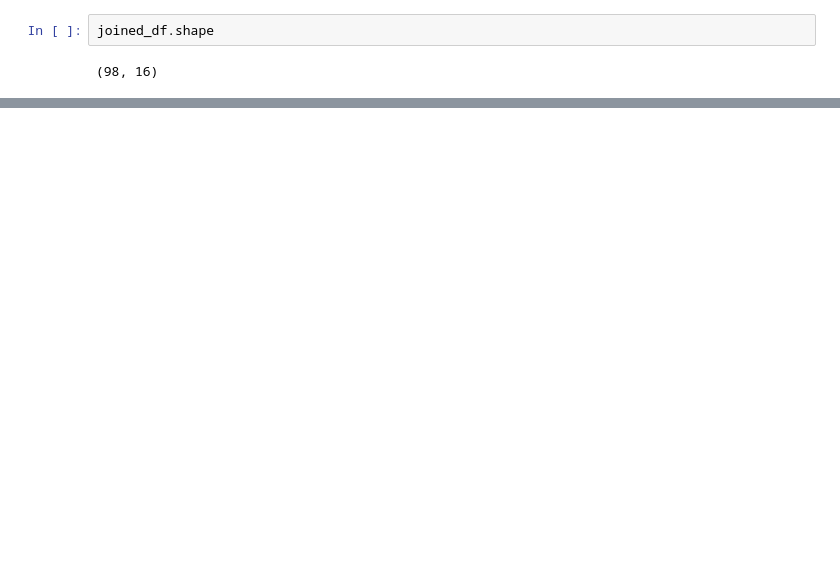
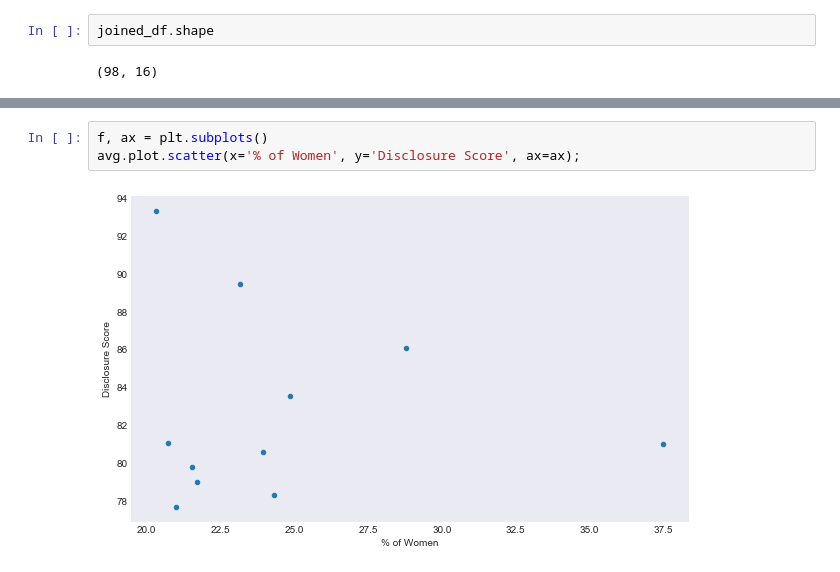
Before and after one commit to kellieotto/clean_energy_hack, a Jupyter notebook: notebooks/analyze_relationship.ipynb, the cells around one changed output, grey strips where cells are left out. Saved outputs shown, nothing was run; the diff lists cells and outputs as text; blank space fills up the shorter version.

```diff
--- a/notebooks/analyze_relationship.ipynb
+++ b/notebooks/analyze_relationship.ipynb
@@ -78,0 +76,5 @@ board_data
+# %%
+f, ax = plt.subplots()
+avg.plot.scatter(x='% of Women', y='Disclosure Score', ax=ax);
+# %% [output]
+[figure, added]
```
Also changed, not shown: parts of 7 cells of this notebook.
